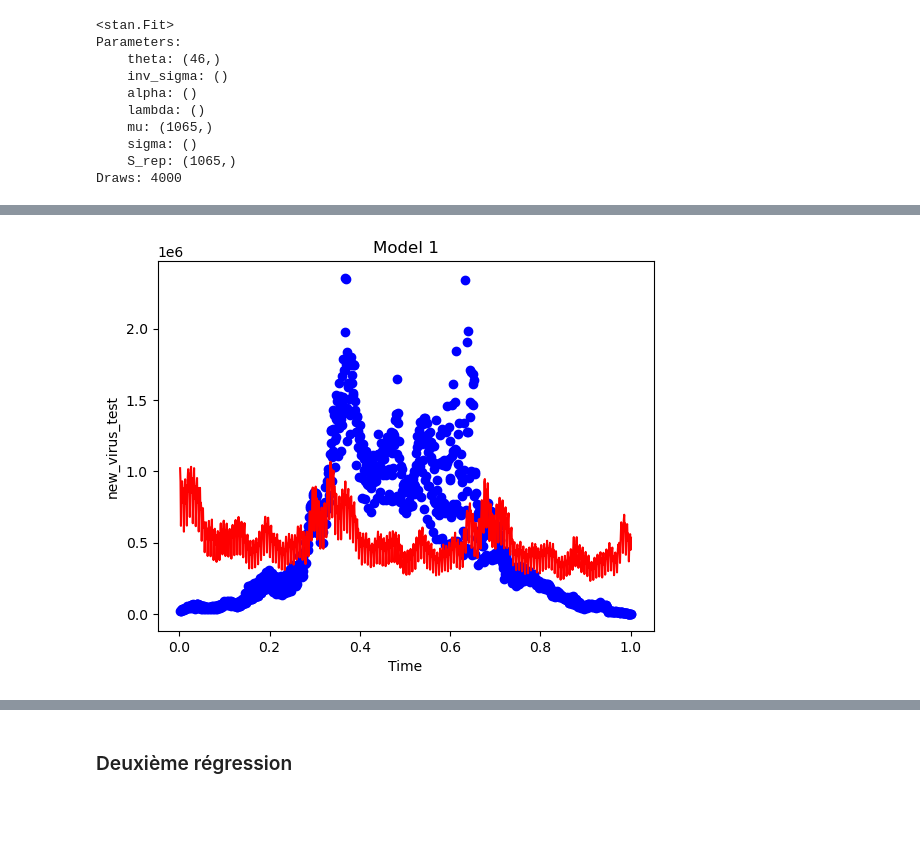
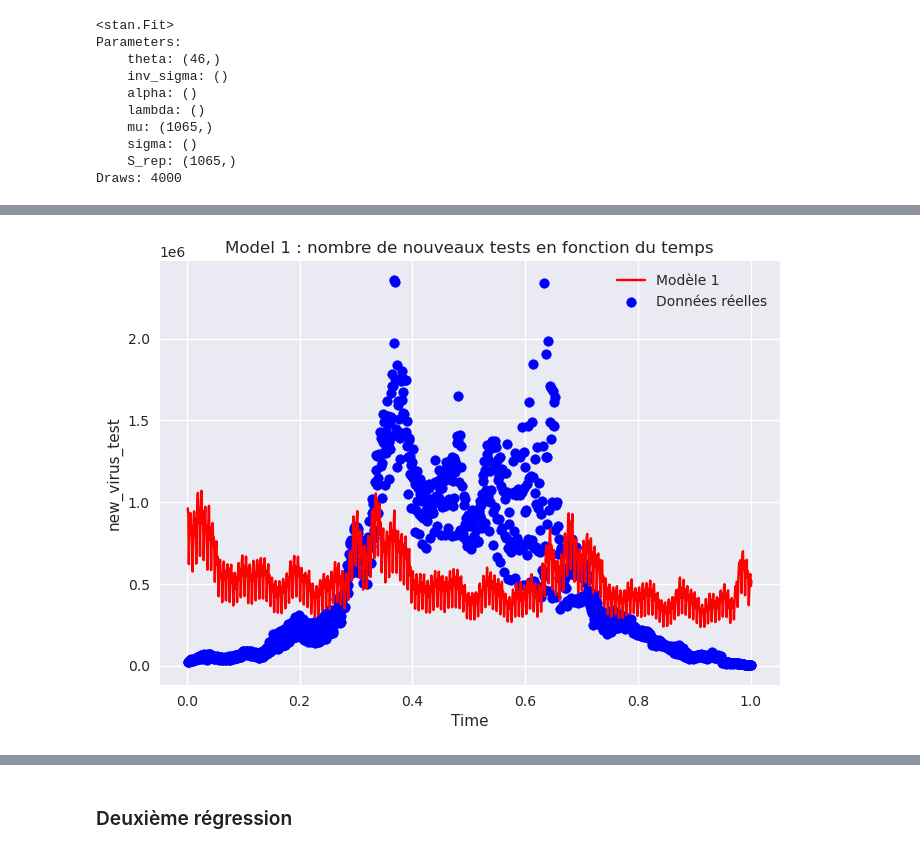
Before and after one commit to Jeremstar/business_is_business, a Jupyter notebook: Notebook_final_v2.ipynb, the cells around one changed output, grey strips where cells are left out. Saved outputs shown, nothing was run; the diff lists cells and outputs as text; code cells hidden in the pictures; blank space fills up the shorter version.

```diff
--- a/Notebook_final_v2.ipynb
+++ b/Notebook_final_v2.ipynb
@@ -327,9 +345,11 @@ array([ 535154.028  ,  449935.80325,  560089.1875 , ...,  618683.3215 ,
 # %%
-plt.plot(t, df_S_rep.mean().values, color='red')
-plt.scatter(t,df["new_virus_test"], color='blue')
+plt.style.use('seaborn')
+plt.plot(t, df_S_rep.mean().values, color='red', label = 'Modèle 1')
+plt.scatter(t,df["new_virus_test"], color='blue', label = 'Données réelles')
 plt.xlabel('Time')
 plt.ylabel('new_virus_test')
-plt.title('Model 1')
+plt.title('Model 1 : nombre de nouveaux tests en fonction du temps')
+plt.legend()
 plt.show()
 # %% [output]
-[figure, old version]
+[figure, new version]
```
Also changed, not shown: parts of 14 cells of this notebook.
